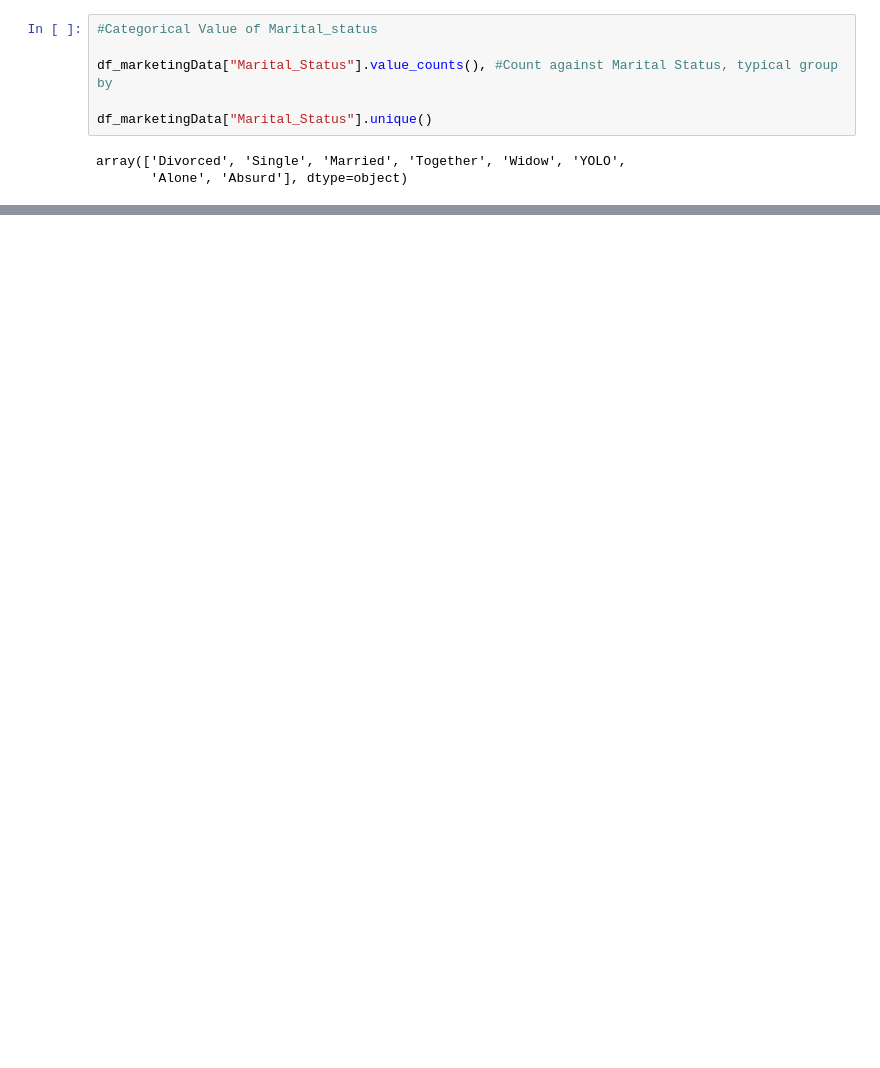
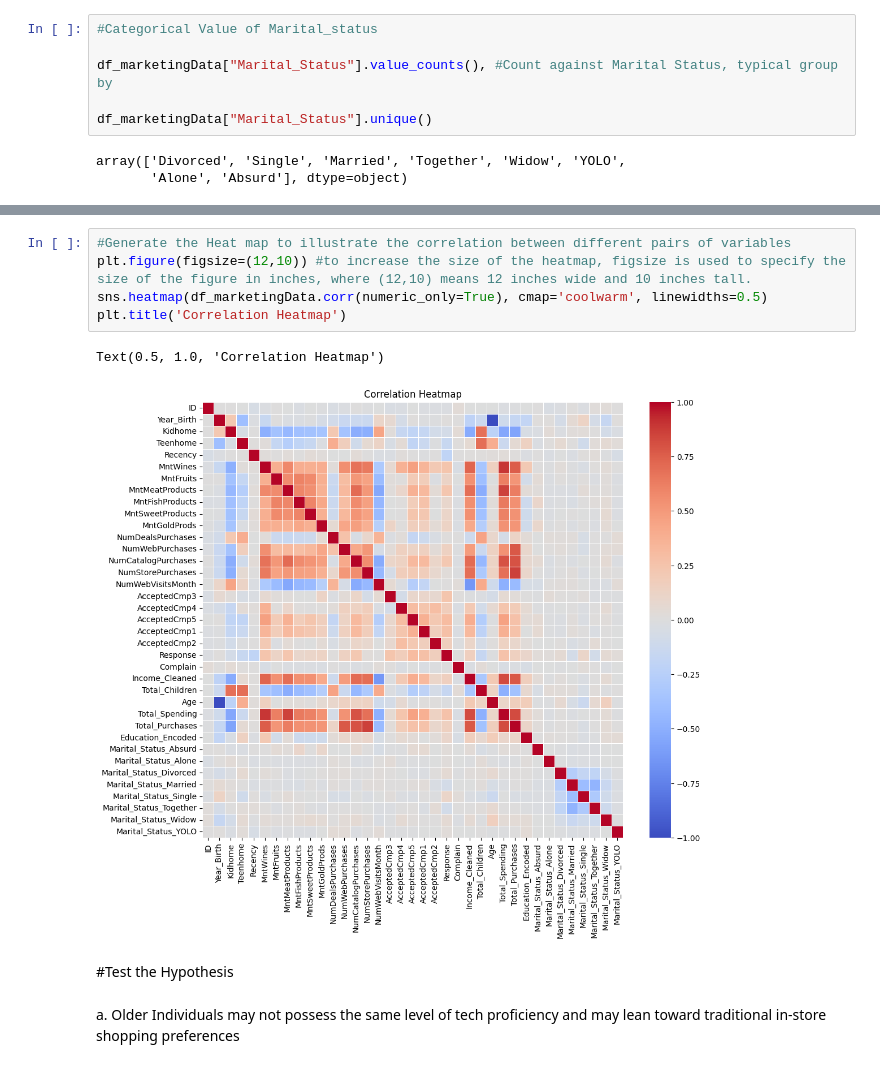
Before and after one commit to srinipar/AILabs, a Jupyter notebook: AIMLIIT/Projects/DS_Marketing Campaigns/MarketingCampaigns.ipynb, the cells around one changed output, grey strips where cells are left out. Drawn from its saved outputs; the diff is of its cells as text; blank space fills up the shorter version.

```diff
--- a/AIMLIIT/Projects/DS_Marketing Campaigns/MarketingCampaigns.ipynb
+++ b/AIMLIIT/Projects/DS_Marketing Campaigns/MarketingCampaigns.ipynb
@@ -148,0 +265,12 @@ df_marketingData
+# %%
+#Generate the Heat map to illustrate the correlation between different pairs of variables
+plt.figure(figsize=(12,10)) #to increase the size of the heatmap, figsize is used to specify the size of the figure in inches, where (12,10) means 12 inches wide and 10 inches tall.
+sns.heatmap(df_marketingData.corr(numeric_only=True), cmap='coolwarm', linewidths=0.5)
+plt.title('Correlation Heatmap')
+# %% [output]
+Text(0.5, 1.0, 'Correlation Heatmap')
+[figure, added]
+# %% [markdown]
+#Test the Hypothesis
+# %% [markdown]
+a. Older Individuals may not possess the same level of tech proficiency  and may lean toward traditional in-store shopping preferences
```
Also changed, not shown: parts of 22 cells of this notebook.
